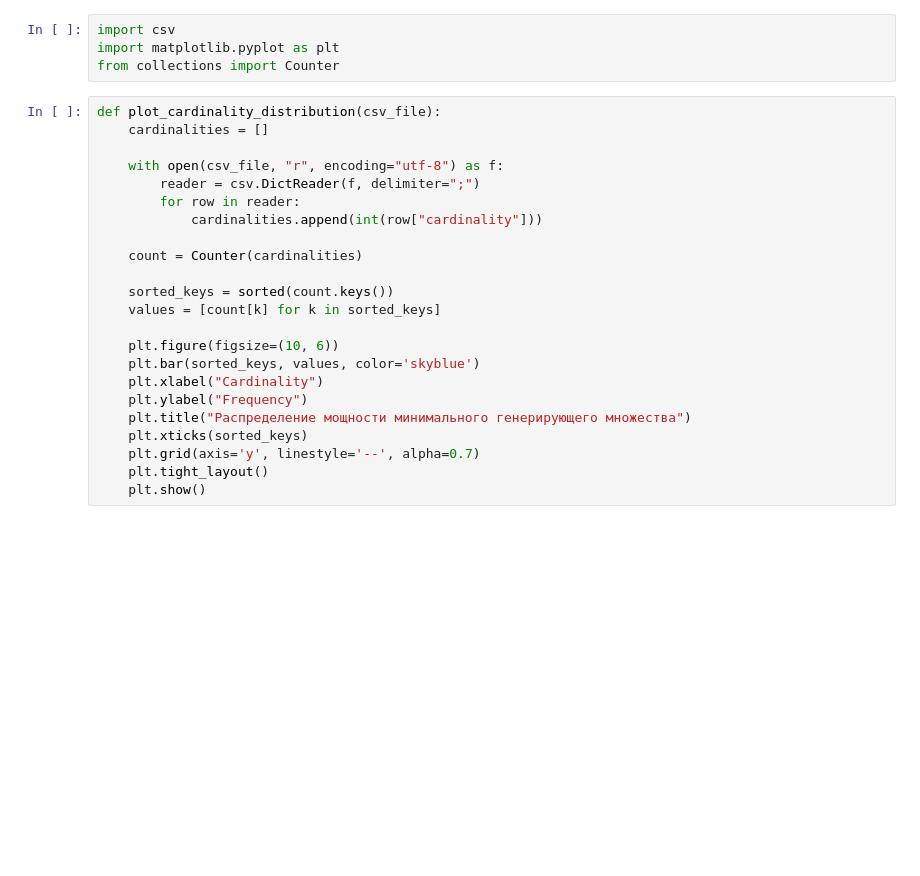
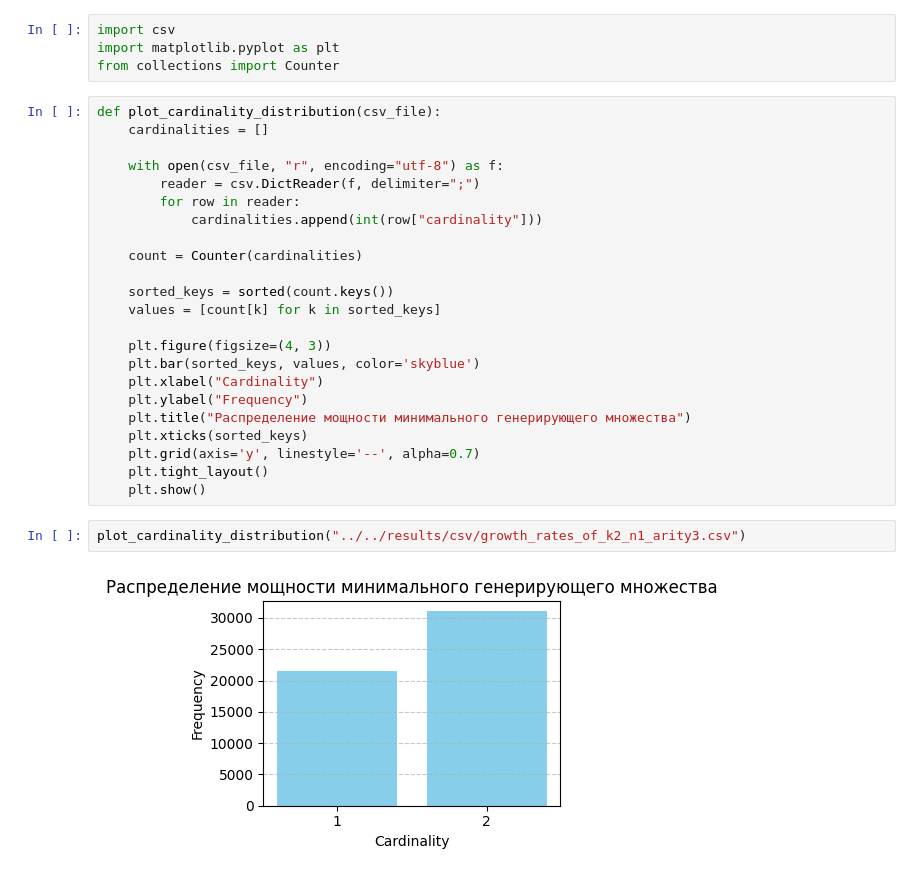
Before and after one commit to frayzkilla/Multioperations-Growth-Rates, a Jupyter notebook: src/data_analysis/main.ipynb, the cells around one changed output. Cells and saved outputs as stored; diff of their text form; blank space fills up the shorter version.

```diff
--- a/src/data_analysis/main.ipynb
+++ b/src/data_analysis/main.ipynb
@@ -16,7 +16,7 @@ def plot_cardinality_distribution(csv_file):
     sorted_keys = sorted(count.keys())
     values = [count[k] for k in sorted_keys]
 
-    plt.figure(figsize=(10, 6))
+    plt.figure(figsize=(4, 3))
     plt.bar(sorted_keys, values, color='skyblue')
     plt.xlabel("Cardinality")
     plt.ylabel("Frequency")
@@ -25,3 +25,7 @@ def plot_cardinality_distribution(csv_file):
     plt.grid(axis='y', linestyle='--', alpha=0.7)
     plt.tight_layout()
     plt.show()
+# %%
+plot_cardinality_distribution("../../results/csv/growth_rates_of_k2_n1_arity3.csv")
+# %% [output]
+[figure, added]
```
Also changed, not shown: parts of 3 cells of this notebook.
